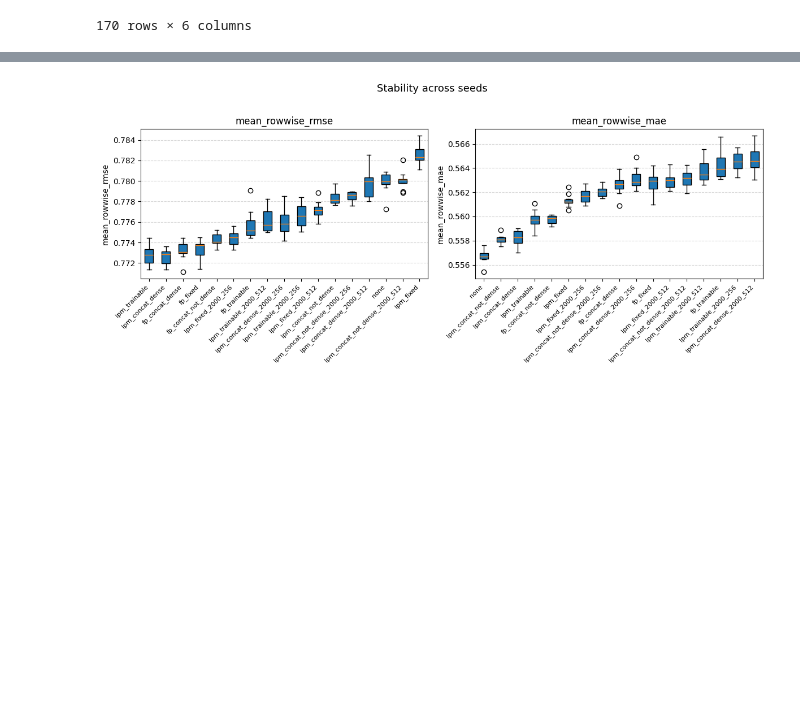
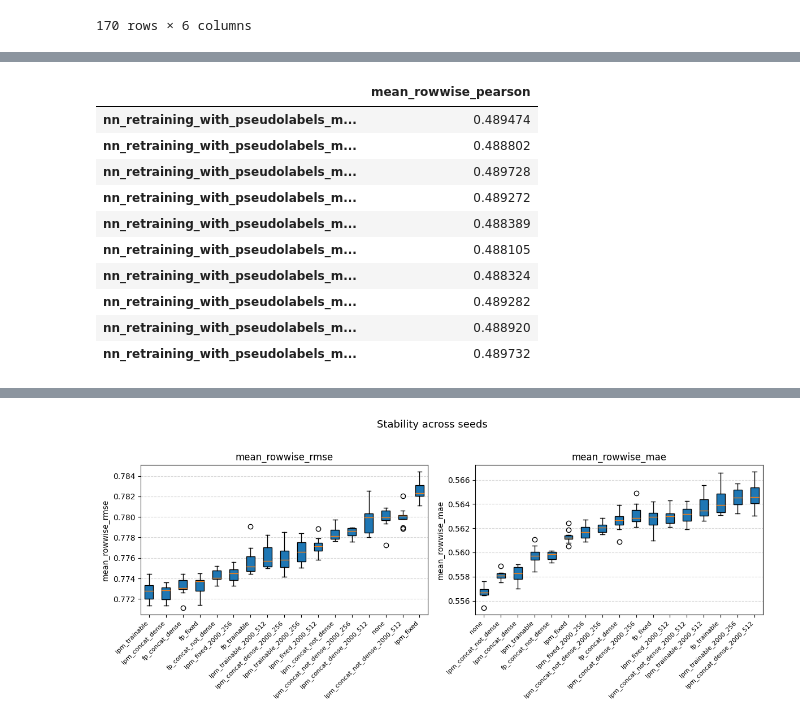
Before and after one commit to theislab/op3_signatures, a Jupyter notebook: notebooks/models_reproducibility/op3_models_reproducibility_printing_results_subsamples_stability_additional_lpm.ipynb, the cells around one changed output, grey strips where cells are left out. Cells and saved outputs as stored; diff of their text form; code cells hidden in the pictures; blank space fills up the shorter version.

```diff
--- a/notebooks/models_reproducibility/op3_models_reproducibility_printing_results_subsamples_stability_additional_lpm.ipynb
+++ b/notebooks/models_reproducibility/op3_models_reproducibility_printing_results_subsamples_stability_additional_lpm.ipynb
@@ -125,0 +168,14 @@ df_method_err.sort_values(by="mean_rowwise_rmse")
+# %%
+df_method_corr[df_method_corr['method_name'] == 'nn_retraining_with_pseudolabels_mol_emb_subsample_none'][['mean_rowwise_pearson']]
+# %% [output]
+|  | mean_rowwise_pearson |
+| nn_retraining_with_pseudolabels_m... | 0.489474 |
+| nn_retraining_with_pseudolabels_m... | 0.488802 |
+| nn_retraining_with_pseudolabels_m... | 0.489728 |
+| nn_retraining_with_pseudolabels_m... | 0.489272 |
+| nn_retraining_with_pseudolabels_m... | 0.488389 |
+| nn_retraining_with_pseudolabels_m... | 0.488105 |
+| nn_retraining_with_pseudolabels_m... | 0.488324 |
+| nn_retraining_with_pseudolabels_m... | 0.489282 |
+| nn_retraining_with_pseudolabels_m... | 0.488920 |
+| nn_retraining_with_pseudolabels_m... | 0.489732 |
```
Also changed, not shown: parts of 4 cells of this notebook, 6 other files.
